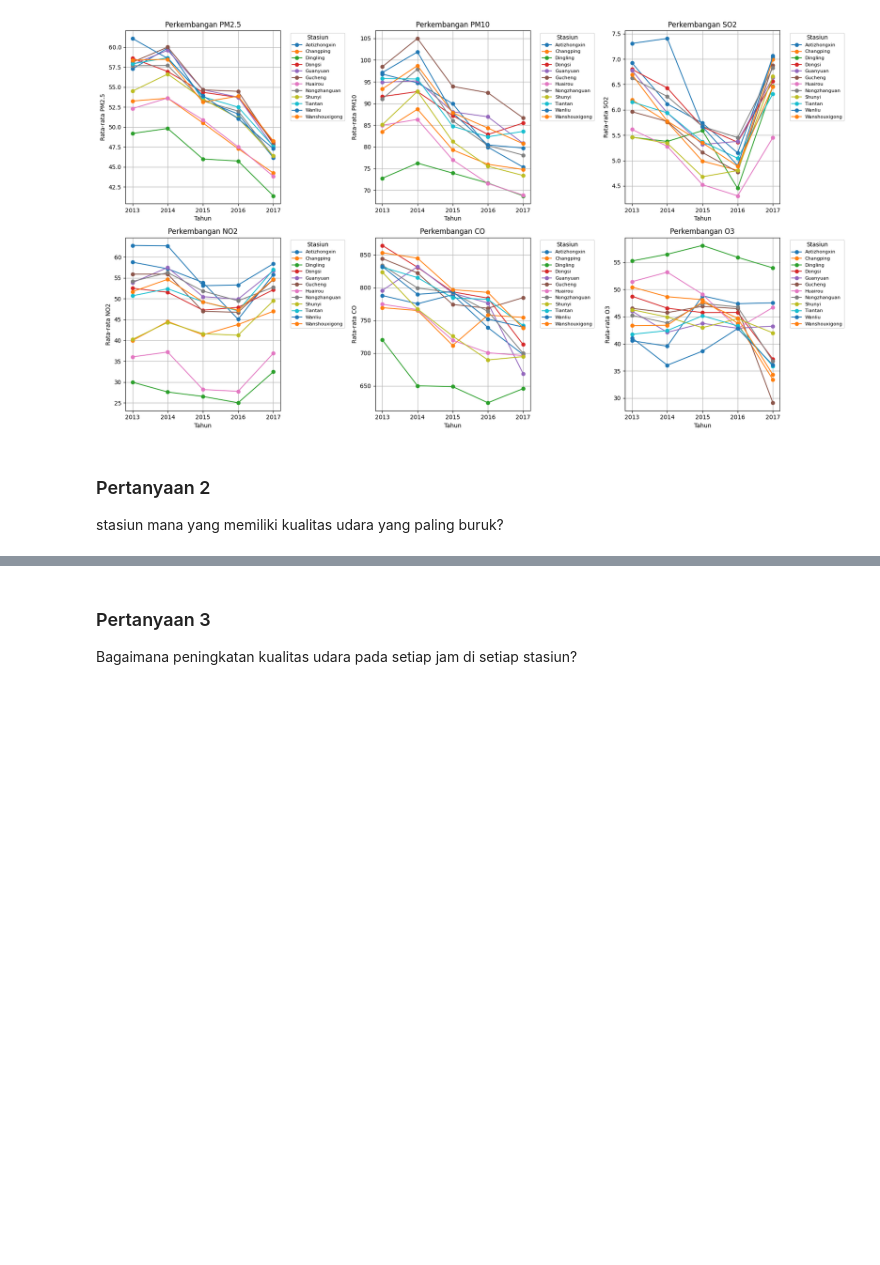
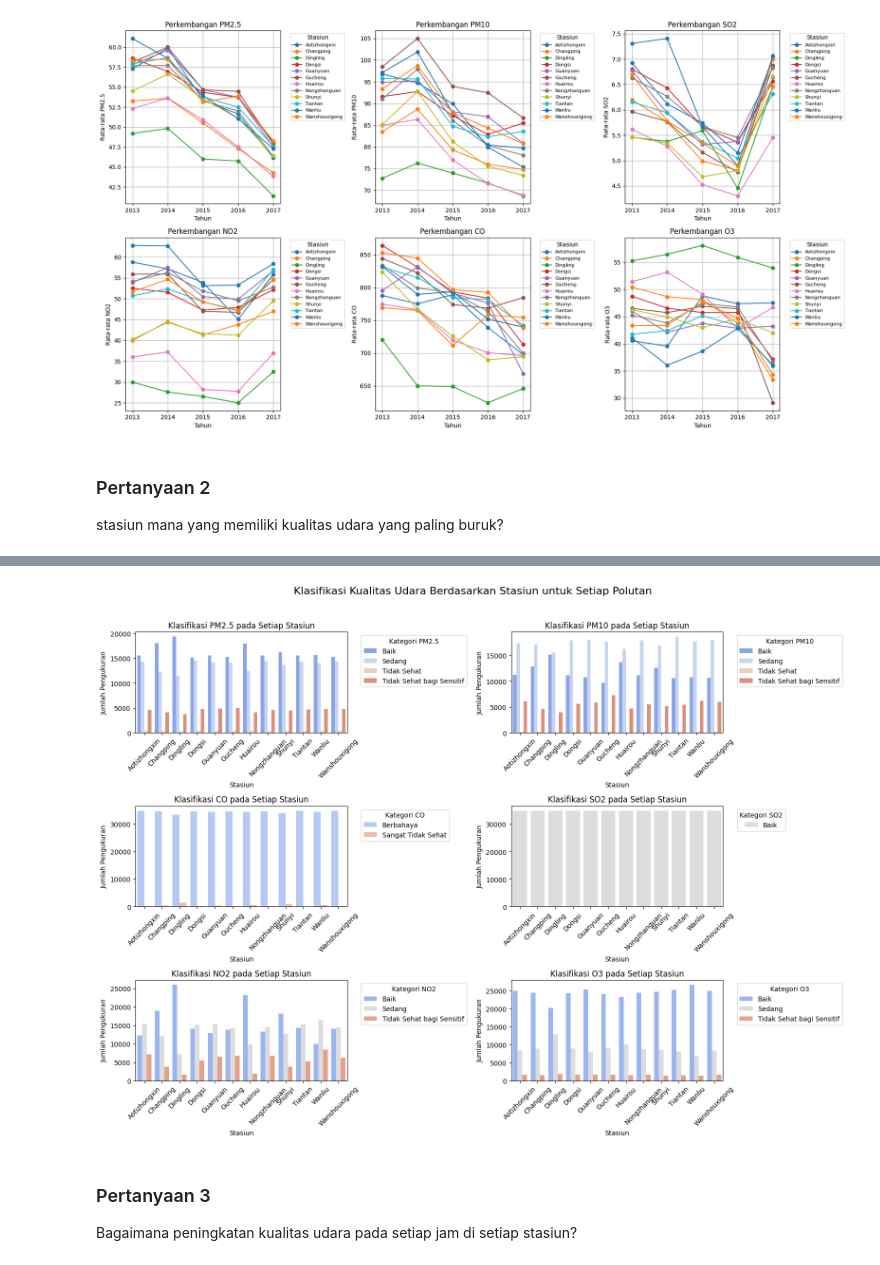
Before and after one commit to Azuredeer/Air-Quality, a Jupyter notebook: analysis_air.ipynb, the cells around one changed output, grey strips where cells are left out. Drawn from its saved outputs; the diff is of its cells as text; code cells hidden in the pictures; blank space fills up the shorter version.

```diff
--- a/analysis_air.ipynb
+++ b/analysis_air.ipynb
@@ -2939,3 +3121,89 @@ stasiun mana yang memiliki kualitas udara yang paling buruk?
+# %%
+# Fungsi klasifikasi kualitas udara
+def classify_pm25(value):
+    if value <= 50: return "Baik"
+    elif value <= 100: return "Sedang"
+    elif value <= 150: return "Tidak Sehat bagi Sensitif"
+    elif value <= 200: return "Tidak Sehat"
+    elif value <= 300: return "Sangat Tidak Sehat"
+    else: return "Berbahaya"
+
+def classify_pm10(value):
+    if value <= 50: return "Baik"
+    elif value <= 150: return "Sedang"
+    elif value <= 250: return "Tidak Sehat bagi Sensitif"
+    elif value <= 350: return "Tidak Sehat"
+    elif value <= 420: return "Sangat Tidak Sehat"
+    else: return "Berbahaya"
+
+def classify_co(value):
+    if value <= 5: return "Baik"
+    elif value <= 10: return "Sedang"
+    elif value <= 35: return "Tidak Sehat bagi Sensitif"
+    elif value <= 55: return "Tidak Sehat"
+    elif value <= 150: return "Sangat Tidak Sehat"
+    else: return "Berbahaya"
+
+def classify_so2(value):
+    if value <= 52: return "Baik"
+    elif value <= 100: return "Sedang"
+    elif value <= 360: return "Tidak Sehat bagi Sensitif"
+    elif value <= 750: return "Tidak Sehat"
+    elif value <= 1860: return "Sangat Tidak Sehat"
+    else: return "Berbahaya"
+
+def classify_no2(value):
+    if value <= 40: return "Baik"
+    elif value <= 80: return "Sedang"
+    elif value <= 180: return "Tidak Sehat bagi Sensitif"
+    elif value <= 280: return "Tidak Sehat"
+    elif value <= 400: return "Sangat Tidak Sehat"
+    else: return "Berbahaya"
+
+def classify_o3(value):
+    if value <= 60: return "Baik"
+    elif value <= 120: return "Sedang"
+    elif value <= 180: return "Tidak Sehat bagi Sensitif"
+    elif value <= 240: return "Tidak Sehat"
+    elif value <= 300: return "Sangat Tidak Sehat"
+    else: return "Berbahaya"
+
+# Terapkan klasifikasi ke semua polutan
+all_data["PM2.5_Classify"] = all_data["PM2.5"].apply(classify_pm25)
+all_data["PM10_Classify"] = all_data["PM10"].apply(classify_pm10)
+all_data["CO_Classify"] = all_data["CO"].apply(classify_co)
+all_data["SO2_Classify"] = all_data["SO2"].apply(classify_so2)
+all_data["NO2_Classify"] = all_data["NO2"].apply(classify_no2)
+all_data["O3_Classify"] = all_data["O3"].apply(classify_o3)
+
+# List polutan yang akan divisualisasikan
+pollutants = ["PM2.5", "PM10", "CO", "SO2", "NO2", "O3"]
+classify_columns = ["PM2.5_Classify", "PM10_Classify", "CO_Classify", "SO2_Classify", "NO2_Classify", "O3_Classify"]
+
+# Buat subplot 3x2
+fig, axes = plt.subplots(3, 2, figsize=(16, 12))
+fig.suptitle("Klasifikasi Kualitas Udara Berdasarkan Stasiun untuk Setiap Polutan", fontsize=16)
+
+# Loop melalui setiap polutan dan buat barchart
+for i, (pollutant, classify_col) in enumerate(zip(pollutants, classify_columns)):
+    ax = axes[i // 2, i % 2]  # Tentukan lokasi subplot
+
+    # Hitung jumlah kategori tiap stasiun
+    category_counts = all_data.groupby(["station", classify_col]).size().reset_index(name="Jumlah")
+
+    # Plot barchart
+    sns.barplot(x="station", y="Jumlah", hue=classify_col, data=category_counts, ax=ax, palette="coolwarm")
+
+    ax.set_xlabel("Stasiun")
+    ax.set_ylabel("Jumlah Pengukuran")
+    ax.set_title(f"Klasifikasi {pollutant} pada Setiap Stasiun")
+    ax.set_xticklabels(ax.get_xticklabels(), rotation=45)
+    ax.legend(title=f"Kategori {pollutant}", bbox_to_anchor=(1.05, 1), loc="upper left")
+
+plt.tight_layout(rect=[0, 0, 1, 0.96])  # Supaya tidak tumpang tindih
+plt.show()
+# %% [output]
+[figure, added]
 # %% [markdown]
 ### Pertanyaan 3
 Bagaimana peningkatan kualitas udara pada setiap jam di setiap stasiun?
```
Also changed, not shown: parts of 3 cells of this notebook.
